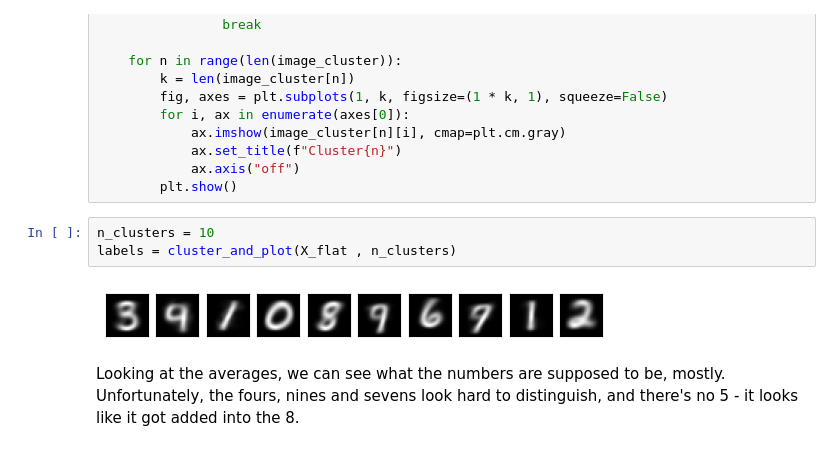
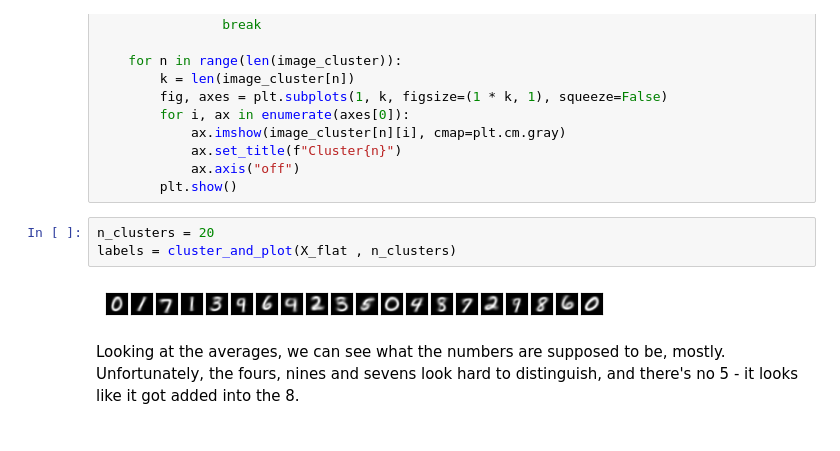
Before and after one commit to MunasheG/Minst-Clustering, a Jupyter notebook: mnist_with_density_template (1).ipynb, the cells around one changed output. Drawn from its saved outputs; the diff is of its cells as text.

```diff
--- a/mnist_with_density_template (1).ipynb
+++ b/mnist_with_density_template (1).ipynb
@@ -115,10 +115,10 @@ def plot_images(labels, X_images, n_clusters):
             ax.axis("off")
         plt.show()
 # %%
-n_clusters = 10
+n_clusters = 20
 labels = cluster_and_plot(X_flat , n_clusters)
 # %% [output]
-[figure, old version]
+[figure, new version]
 # %% [markdown]
 Looking at the averages, we can see what the numbers are supposed to be, mostly. Unfortunately, the fours, nines and sevens look hard to distinguish, and there's no 5 - it looks like it got added into the 8.
 # %% [markdown]
```
Also changed, not shown: parts of 4 cells of this notebook.
